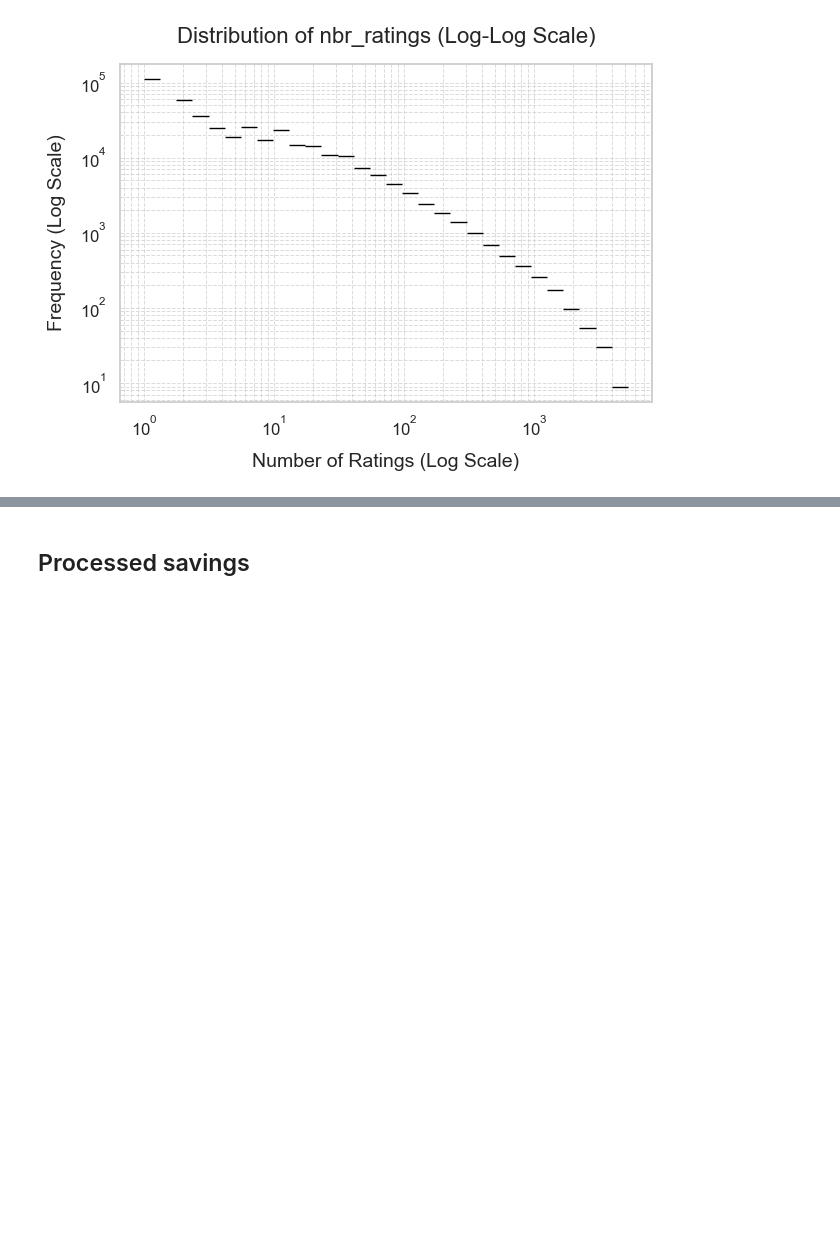
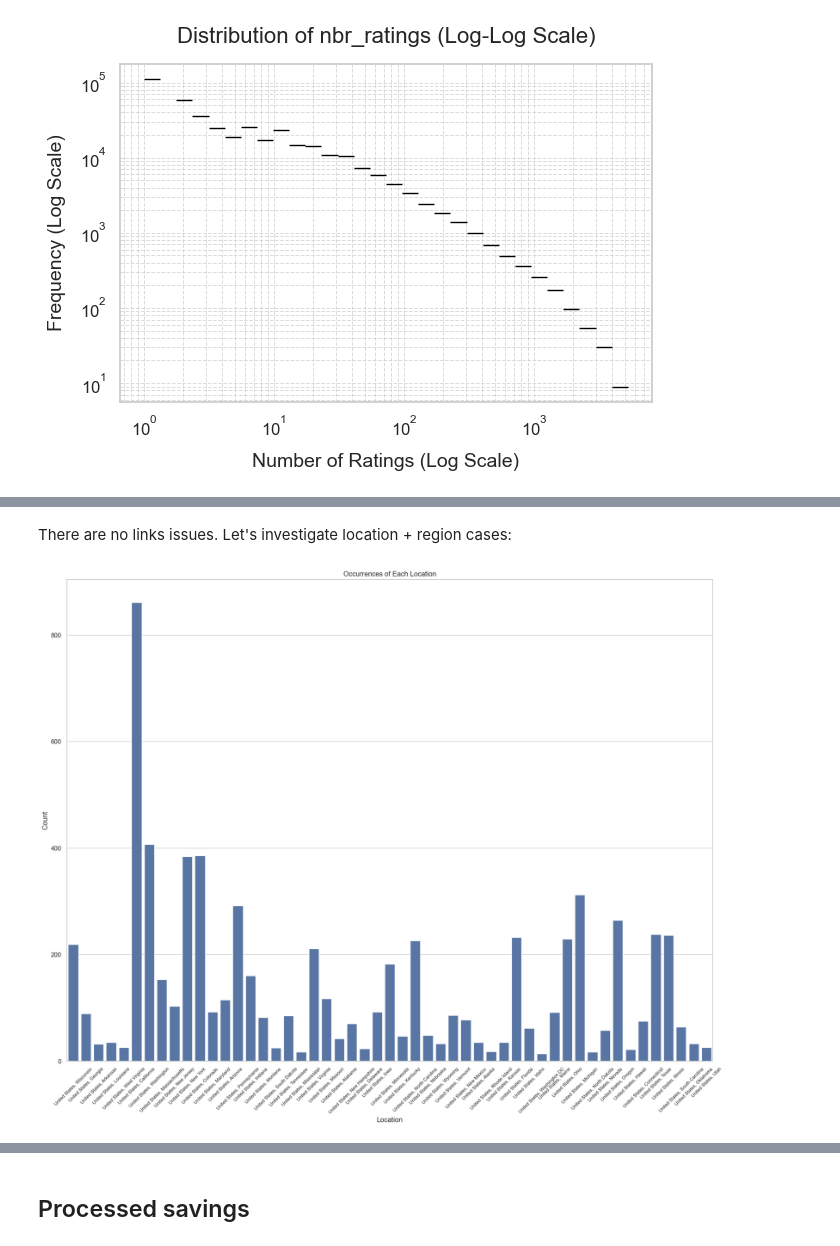
Before and after one commit to epfl-ada/ada-2024-project-mediterranean, a Jupyter notebook: src/data/data_processing_RateBeer.ipynb, the cells around one changed output, grey strips where cells are left out. Cells and saved outputs as stored; diff of their text form; code cells hidden in the pictures; blank space fills up the shorter version.

```diff
--- a/src/data/data_processing_RateBeer.ipynb
+++ b/src/data/data_processing_RateBeer.ipynb
@@ -100,0 +170,14 @@ plt.show()
+# %% [markdown]
+There are no links issues. Let's investigate location + region cases:
+# %%
+breweries_rate_filt['Regions'] = breweries_rate_filt['location'].str.contains(r"[,\|<]", case=False, na=False)
+
+plt.figure(figsize=(20, 15))
+sns.countplot(data=breweries_rate_filt[breweries_rate_filt['Regions'] == True], x='location')
+plt.title('Occurrences of Each Location')
+plt.xlabel('Location')
+plt.ylabel('Count')
+plt.xticks(rotation=45, fontsize=8)
+plt.show()
+# %% [output]
+[figure, added]
```
Also changed, not shown: parts of 30 cells of this notebook, 1 other file.
